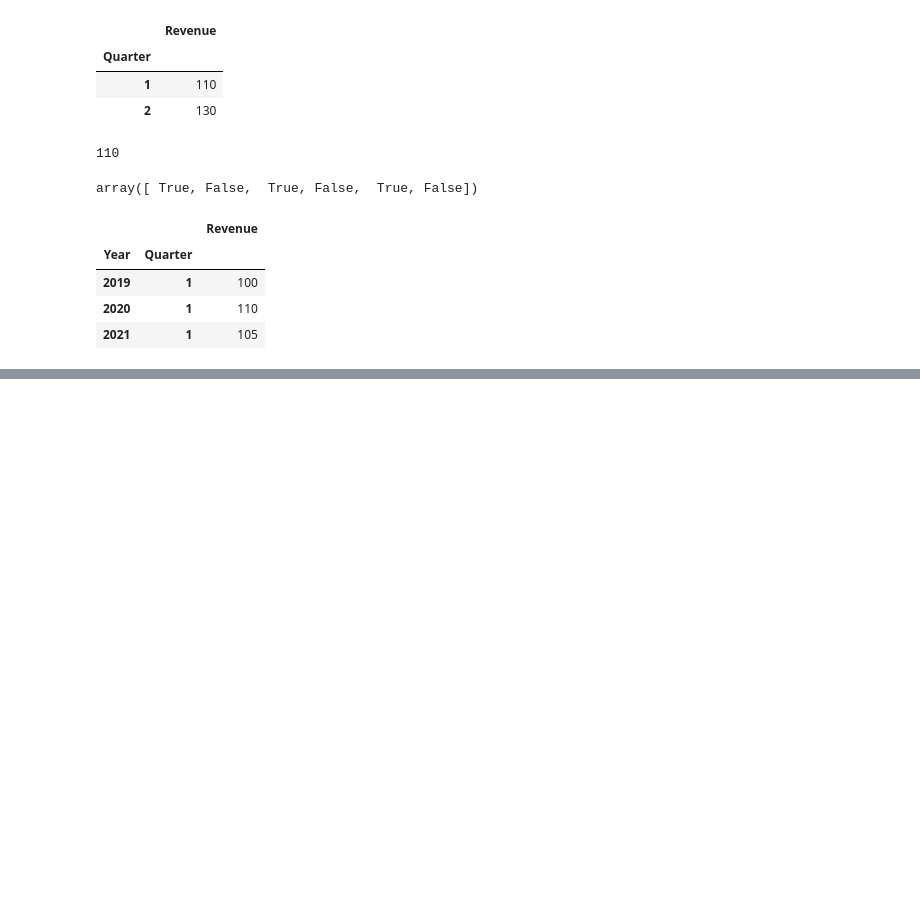
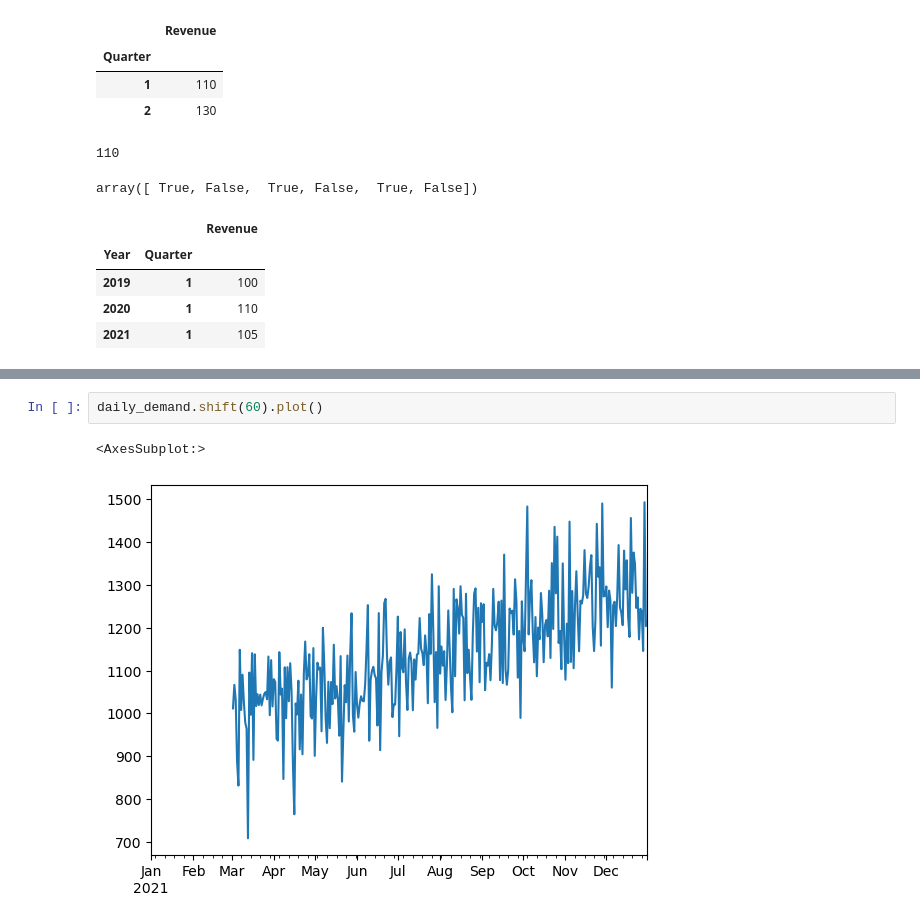
Before and after one commit to timteachingdata/practicalbusinesspython, a Jupyter notebook: slides/Chapter10/02 pandas_advanced.ipynb, the cells around one changed output, grey strips where cells are left out. Drawn from its saved outputs; the diff is of its cells as text; blank space fills up the shorter version.

```diff
--- a/slides/Chapter10/02 pandas_advanced.ipynb
+++ b/slides/Chapter10/02 pandas_advanced.ipynb
@@ -53,0 +1025,5 @@ df_multi
+# %%
+daily_demand.shift(60).plot()
+# %% [output]
+<AxesSubplot:>
+[figure, added]
```
Also changed, not shown: parts of 89 cells of this notebook, 2 other files.
